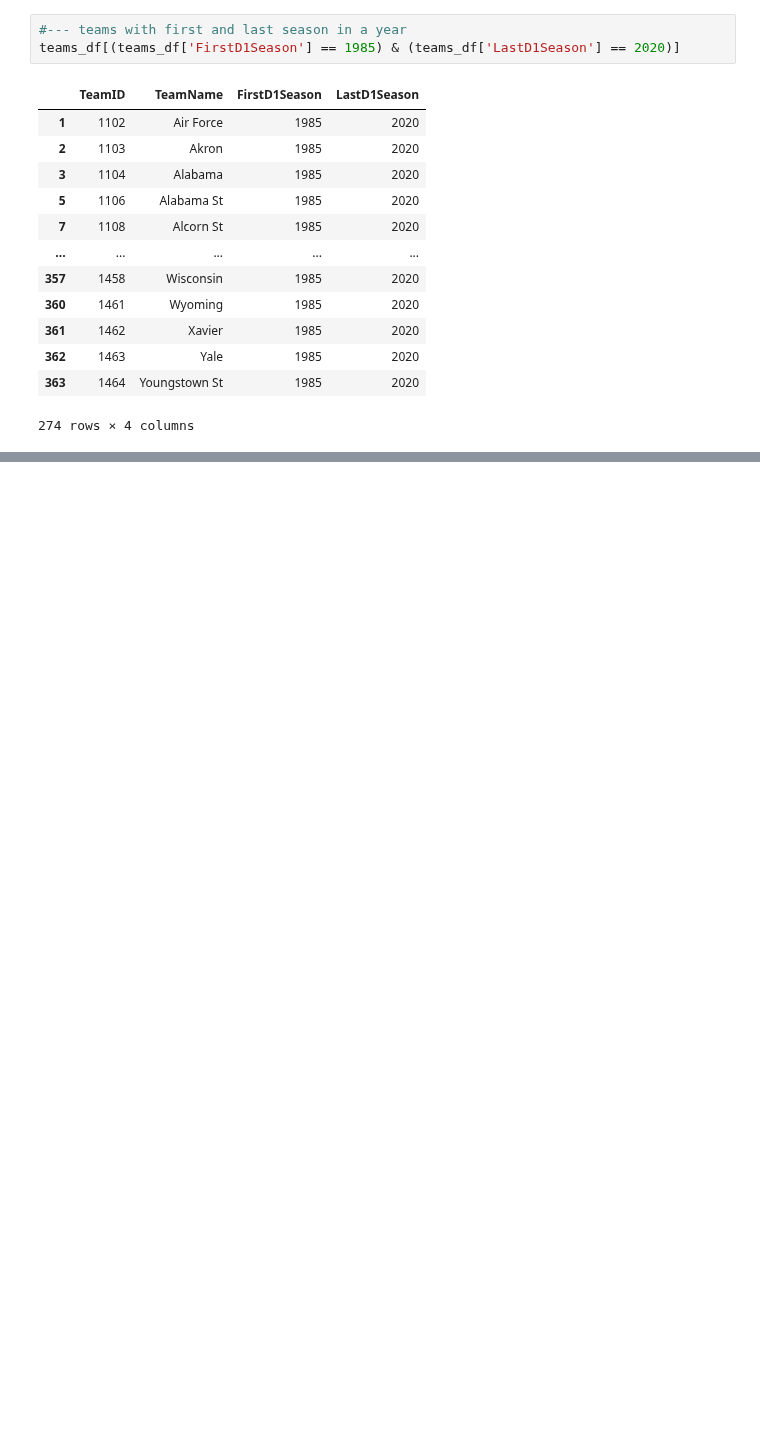
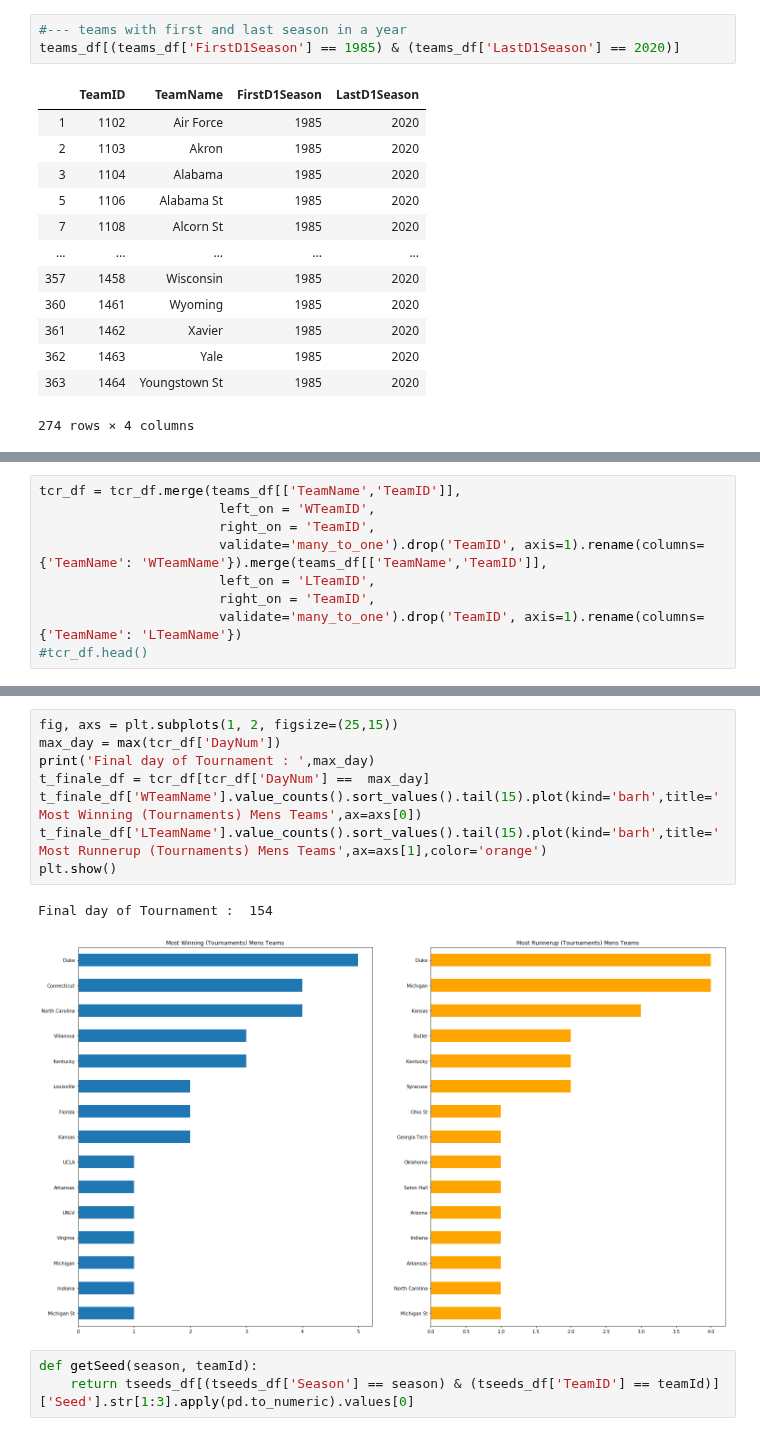
Before and after one commit to Heramb001/cs795_practical_machine_learning, a Jupyter notebook: project-1/Data Wrangling 2020.ipynb, the cells around one changed output, grey strips where cells are left out. Saved outputs shown, nothing was run; the diff lists cells and outputs as text; blank space fills up the shorter version.

```diff
--- a/project-1/Data Wrangling 2020.ipynb
+++ b/project-1/Data Wrangling 2020.ipynb
@@ -78,0 +209,9 @@ KeyError: 'WTeamName'
+# %%
+tcr_df = tcr_df.merge(teams_df[['TeamName','TeamID']],
+                       left_on = 'WTeamID',
+                       right_on = 'TeamID',
+                       validate='many_to_one').drop('TeamID', axis=1).rename(columns={'TeamName': 'WTeamName'}).merge(teams_df[['TeamName','TeamID']],
+                       left_on = 'LTeamID',
+                       right_on = 'TeamID',
+                       validate='many_to_one').drop('TeamID', axis=1).rename(columns={'TeamName': 'LTeamName'})
+#tcr_df.head()
@@ -78,0 +225,14 @@ KeyError: 'WTeamName'
+# %%
+fig, axs = plt.subplots(1, 2, figsize=(25,15))
+max_day = max(tcr_df['DayNum'])
+print('Final day of Tournament : ',max_day)
+t_finale_df = tcr_df[tcr_df['DayNum'] ==  max_day]
+t_finale_df['WTeamName'].value_counts().sort_values().tail(15).plot(kind='barh',title='Most Winning (Tournaments) Mens Teams',ax=axs[0])
+t_finale_df['LTeamName'].value_counts().sort_values().tail(15).plot(kind='barh',title='Most Runnerup (Tournaments) Mens Teams',ax=axs[1],color='orange')
+plt.show()
+# %% [output]
+Final day of Tournament :  154
+[figure, added]
+# %%
+def getSeed(season, teamId):
+    return tseeds_df[(tseeds_df['Season'] == season) & (tseeds_df['TeamID'] == teamId)]['Seed'].str[1:3].apply(pd.to_numeric).values[0]
```
Also changed, not shown: parts of 15 cells of this notebook, 1 other file.
